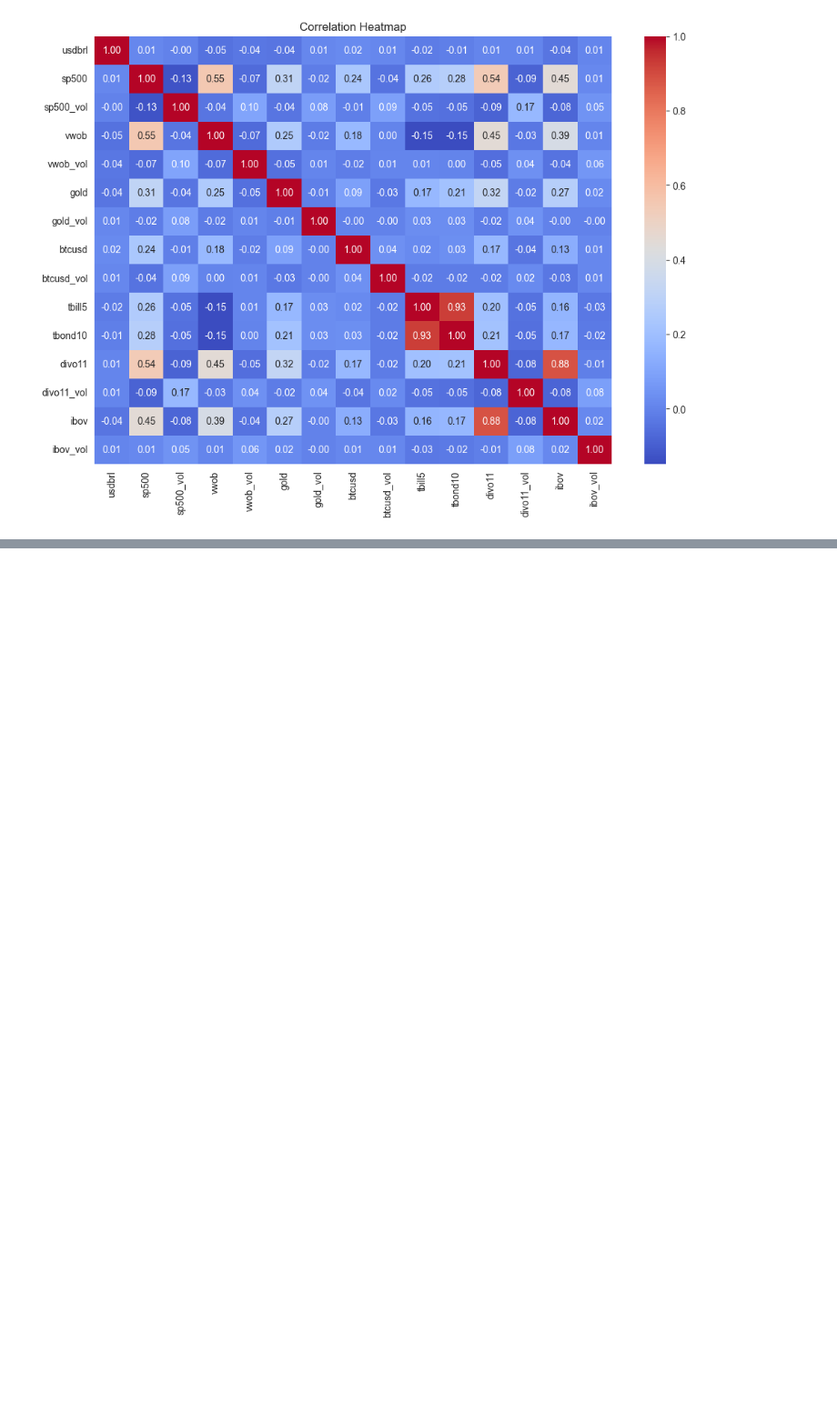
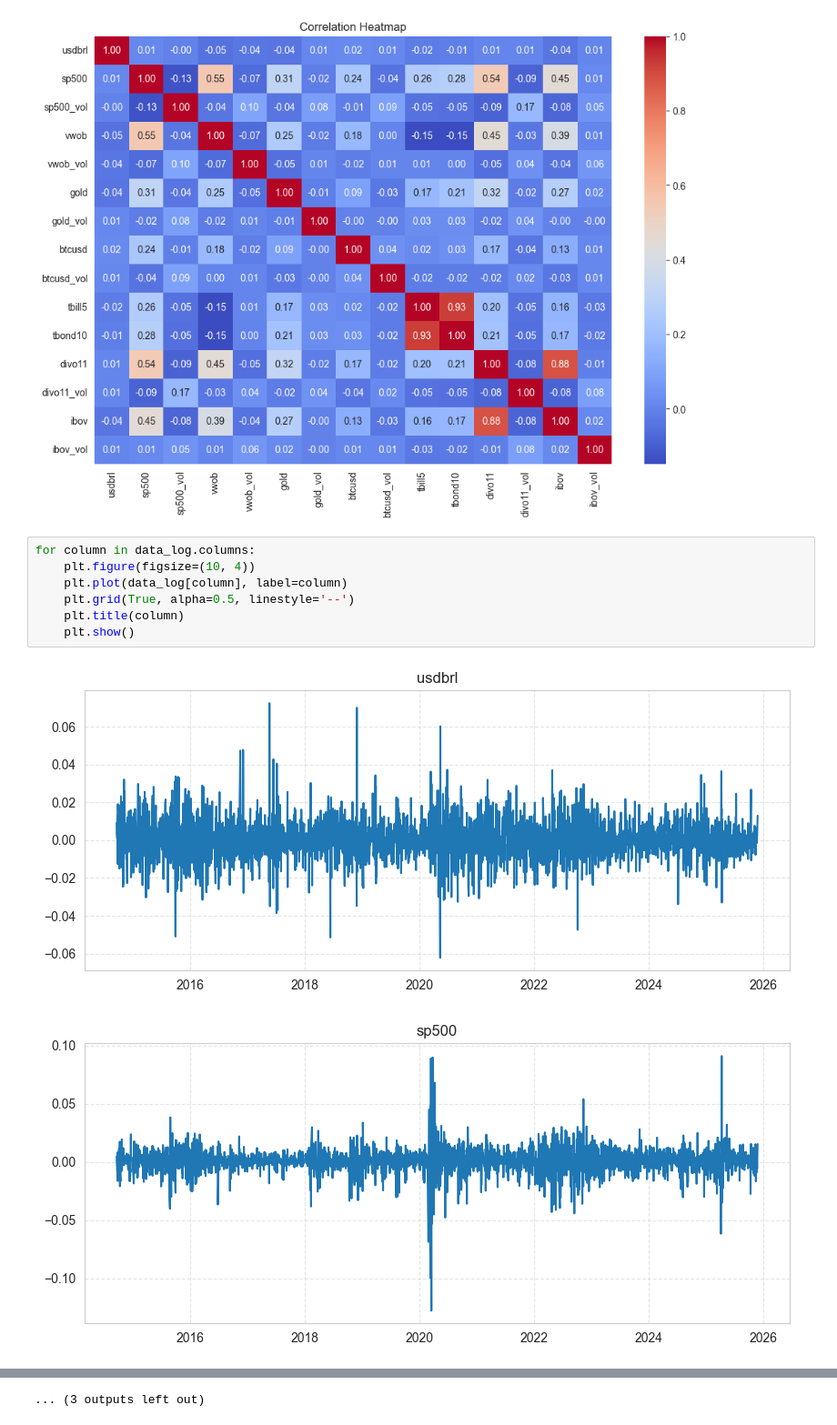
Before and after one commit to emschutt/Asset-Pricing, a Jupyter notebook: divo11_analysis/divo11_study.ipynb, the cells around one changed output, grey strips where cells are left out. Shown at 91% size. Saved outputs shown, nothing was run; the diff lists cells and outputs as text; blank space fills up the shorter version.

```diff
--- a/divo11_analysis/divo11_study.ipynb
+++ b/divo11_analysis/divo11_study.ipynb
@@ -126,3 +126,13 @@ plt.title("Correlation Heatmap")
 plt.show()
 # %% [output]
 [figure]
+# %%
+for column in data_log.columns:
+    plt.figure(figsize=(10, 4))
+    plt.plot(data_log[column], label=column)
+    plt.grid(True, alpha=0.5, linestyle='--')
+    plt.title(column)
+    plt.show()
+# %% [output]
+[figure, added]
+[figure, added]
@@ -128,0 +149 @@ plt.show()
+... (3 outputs left out)
```
Also changed, not shown: parts of 2 cells of this notebook.
